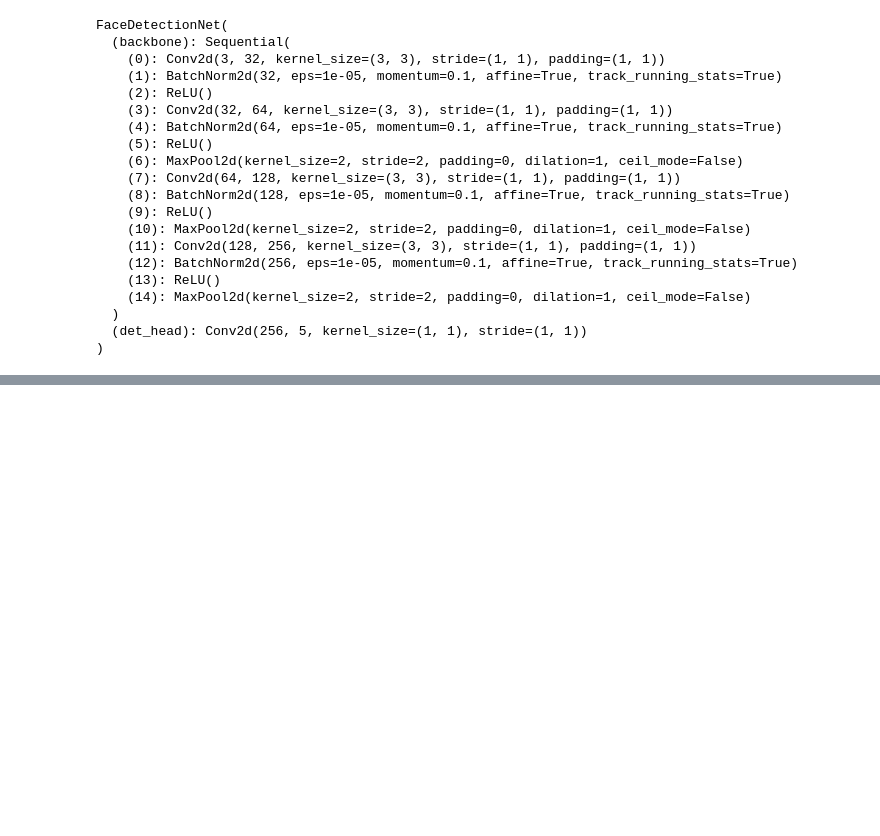
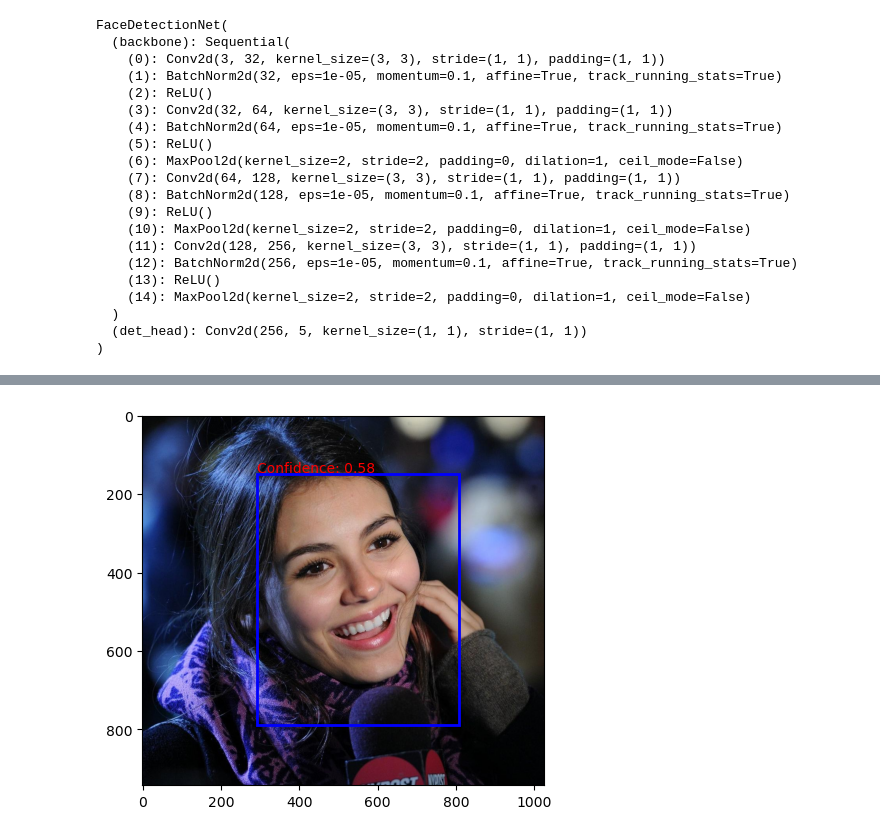
Before and after one commit to xastraw/Neural-Net-Projects, a Jupyter notebook: FaceNet/build_net.ipynb, the cells around one changed output, grey strips where cells are left out. Saved outputs shown, nothing was run; the diff lists cells and outputs as text; code cells hidden in the pictures; blank space fills up the shorter version.

Commit message:
updated net with viewable test image

```diff
--- a/FaceNet/build_net.ipynb
+++ b/FaceNet/build_net.ipynb
@@ -43,12 +43,10 @@ class FaceDetectionNet(nn.Module):
     def __init__(self, num_anchors=1):
         """
         num_anchors: number of boxes predicted per spatial cell (simplest: 1)
+        kernel_size is the size of the box we pass over each img to extract the features, exactly like tf (3,3,3)
         """
         super(FaceDetectionNet, self).__init__()
 
-        """
-        kernel_size is the size of the box we pass over each img to extract the features, exactly like tf (3,3,3)
-        """
         #Backbone (feature extractor)
         self.backbone = nn.Sequential(
             nn.Conv2d(3, 32, kernel_size=3, padding=1),  # RGB input
@@ -191,14 +189,16 @@ Epoch [99/100] - Average Loss: 0.1061 - Time taken: 01:8.18
 Epoch [100/100] - Average Loss: 0.1065 - Time taken: 01:8.42
 # %%
 # Re-create the model architecture
-net = FaceDetectionNet()
+device = torch.device("cuda" if torch.cuda.is_available() else "cpu")
+
+loadedNet = FaceDetectionNet()
 checkpoint_path = os.path.join("checkpoints", "faceNet_checkpoint100.pth")
 checkpoint = torch.load(checkpoint_path, map_location=device)
-net.load_state_dict(checkpoint["model_state"])
-net.to(device)
+loadedNet.load_state_dict(checkpoint["model_state"])
+loadedNet.to(device)
 
 # VERY IMPORTANT for inference
-net.eval()
+loadedNet.eval()
 # %% [output]
 FaceDetectionNet(
   (backbone): Sequential(
@@ -356,0 +276,24 @@ plt.show()
+# %%
+import matplotlib.pyplot as plt
+import matplotlib.patches as patches
+
+img = "0_Parade_Parade_0_1046.jpg"
+img_path = "C:\\Code\\Neural Net Projects\\FaceNet\\Dataset\\WIDER_test\\images\\0--Parade\\" + img
+image = Image.open(img_path).convert("RGB")
+pred_boxes, pred_scores = test_net(image)
+
+fig, ax = plt.subplots(1)
+ax.imshow(image)
+
+for box, score in zip(pred_boxes, pred_scores):
+    x1, y1, x2, y2 = box.cpu()
+    rect = patches.Rectangle(
+        (x1, y1), x2 - x1, y2 - y1,
+        linewidth=2, edgecolor='blue', facecolor='none'
+    )
+    ax.add_patch(rect)
+    ax.text(x1, y1 - 5, f"Confidence: {score:.2f}", color='red')
+
+plt.show()
+# %% [output]
+[figure, added]
```
Also changed, not shown: parts of 5 cells of this notebook, 6 other files.
